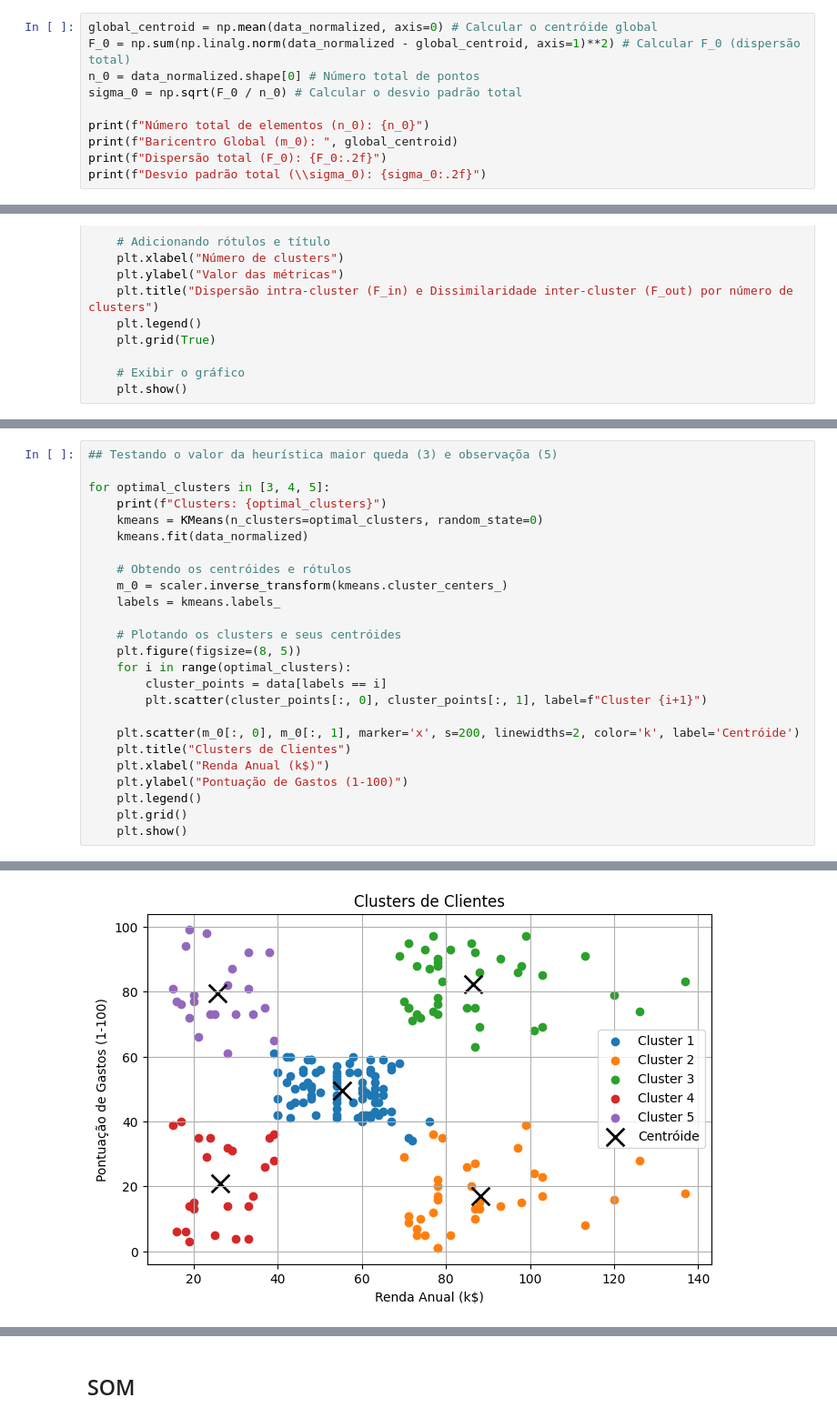
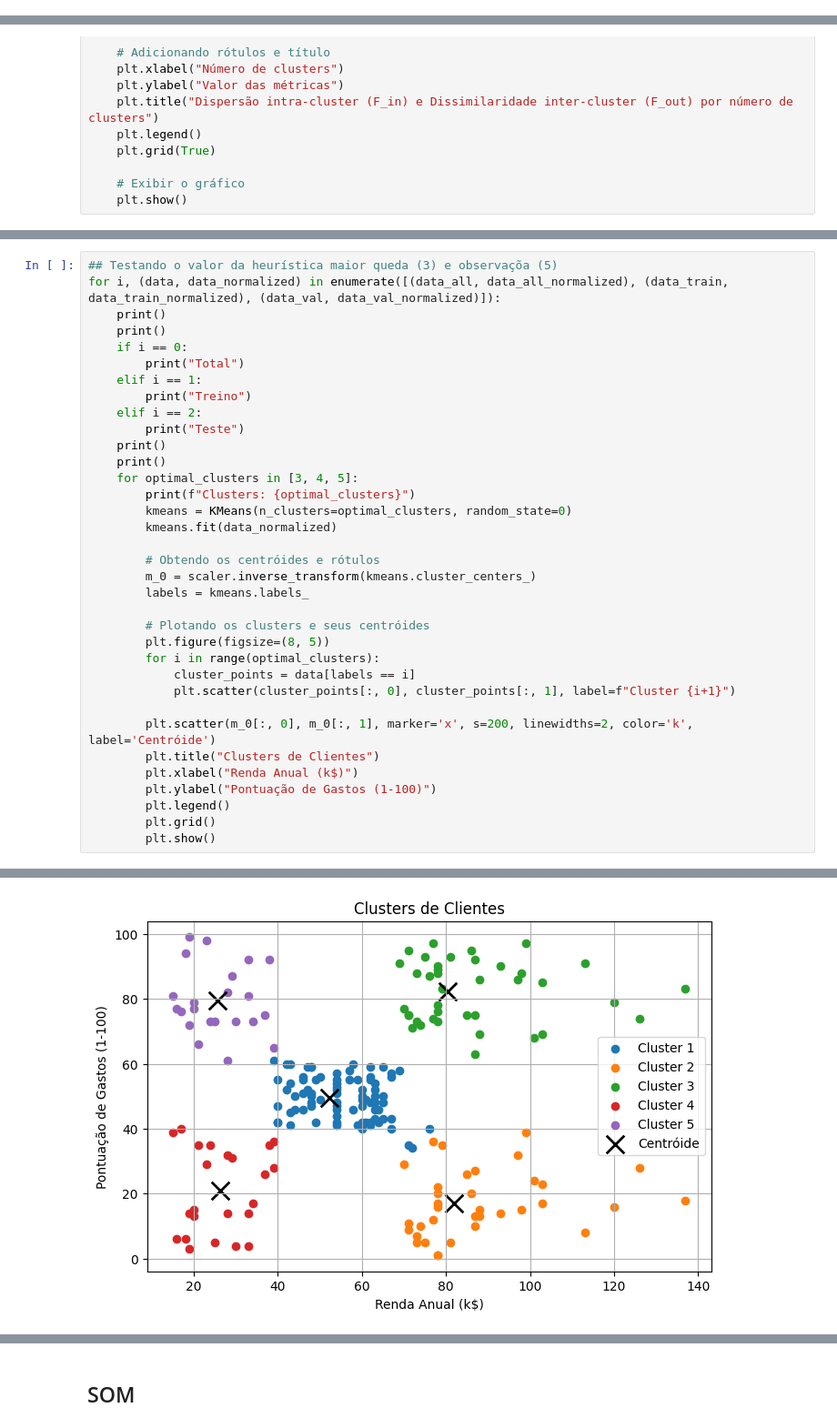
Before and after one commit to carlosgttfs/Redes-N-o-Supervisionadas, a Jupyter notebook: Trabalho Final.ipynb, the cells around one changed output, grey strips where cells are left out. Shown at 91% size. Drawn from its saved outputs; the diff is of its cells as text.

```diff
--- a/Trabalho Final.ipynb
+++ b/Trabalho Final.ipynb
@@ -132,12 +161,2 @@ data_normalized = scaler.fit_transform(data)
 # %% [markdown]
 # Parâmetros gerais do dataset
-# %%
-global_centroid = np.mean(data_normalized, axis=0) # Calcular o centróide global
-F_0 = np.sum(np.linalg.norm(data_normalized - global_centroid, axis=1)**2) # Calcular F_0 (dispersão total)
-n_0 = data_normalized.shape[0] # Número total de pontos
-sigma_0 = np.sqrt(F_0 / n_0) # Calcular o desvio padrão total
-
-print(f"Número total de elementos (n_0): {n_0}")
-print(f"Baricentro Global (m_0): ", global_centroid)
-print(f"Dispersão total (F_0): {F_0:.2f}")
-print(f"Desvio padrão total (\\sigma_0): {sigma_0:.2f}")
@@ -313,26 +421,36 @@ Clusters: 2
 # %%
 ## Testando o valor da heurística maior queda (3) e observaçõa (5)
+for i, (data, data_normalized) in enumerate([(data_all, data_all_normalized), (data_train, data_train_normalized), (data_val, data_val_normalized)]):
+    print()
+    print()
+    if i == 0:
+        print("Total")
+    elif i == 1:
+        print("Treino")
+    elif i == 2:
+        print("Teste")
+    print()
+    print()
+    for optimal_clusters in [3, 4, 5]:
+        print(f"Clusters: {optimal_clusters}")
+        kmeans = KMeans(n_clusters=optimal_clusters, random_state=0)
+        kmeans.fit(data_normalized)
 
-for optimal_clusters in [3, 4, 5]:
-    print(f"Clusters: {optimal_clusters}")
-    kmeans = KMeans(n_clusters=optimal_clusters, random_state=0)
-    kmeans.fit(data_normalized)
+        # Obtendo os centróides e rótulos
+        m_0 = scaler.inverse_transform(kmeans.cluster_centers_)
+        labels = kmeans.labels_
 
-    # Obtendo os centróides e rótulos
-    m_0 = scaler.inverse_transform(kmeans.cluster_centers_)
-    labels = kmeans.labels_
+        # Plotando os clusters e seus centróides
+        plt.figure(figsize=(8, 5))
+        for i in range(optimal_clusters):
+            cluster_points = data[labels == i]
+            plt.scatter(cluster_points[:, 0], cluster_points[:, 1], label=f"Cluster {i+1}")
 
-    # Plotando os clusters e seus centróides
-    plt.figure(figsize=(8, 5))
-    for i in range(optimal_clusters):
-        cluster_points = data[labels == i]
-        plt.scatter(cluster_points[:, 0], cluster_points[:, 1], label=f"Cluster {i+1}")
-
-    plt.scatter(m_0[:, 0], m_0[:, 1], marker='x', s=200, linewidths=2, color='k', label='Centróide')
-    plt.title("Clusters de Clientes")
-    plt.xlabel("Renda Anual (k$)")
-    plt.ylabel("Pontuação de Gastos (1-100)")
-    plt.legend()
-    plt.grid()
-    plt.show()
+        plt.scatter(m_0[:, 0], m_0[:, 1], marker='x', s=200, linewidths=2, color='k', label='Centróide')
+        plt.title("Clusters de Clientes")
+        plt.xlabel("Renda Anual (k$)")
+        plt.ylabel("Pontuação de Gastos (1-100)")
+        plt.legend()
+        plt.grid()
+        plt.show()
 # %% [output]
@@ -343,2 +464,2 @@ Clusters: 4
 Clusters: 5
-[figure, old version]
+[figure, new version]
```
Also changed, not shown: parts of 32 cells of this notebook, 1 other file.
